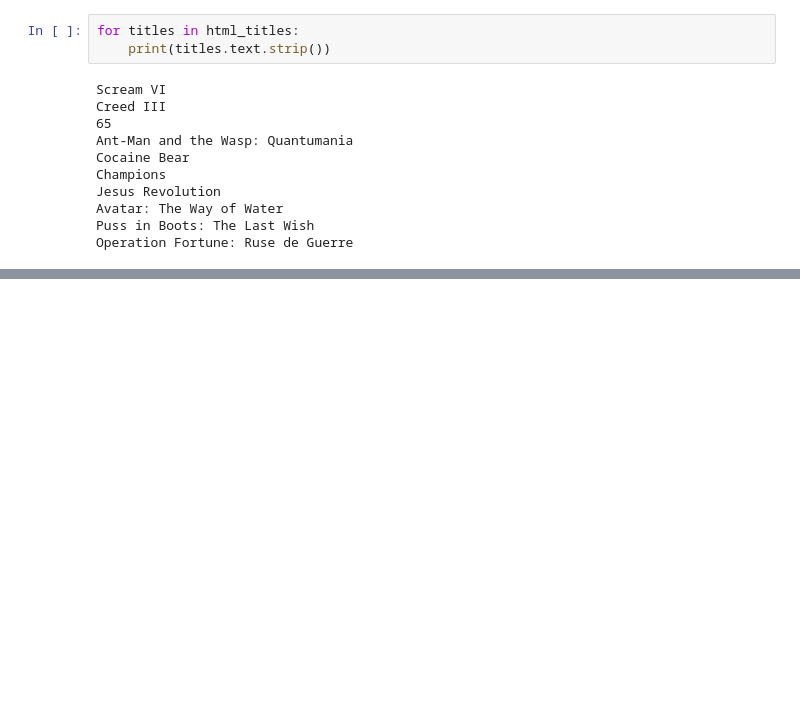
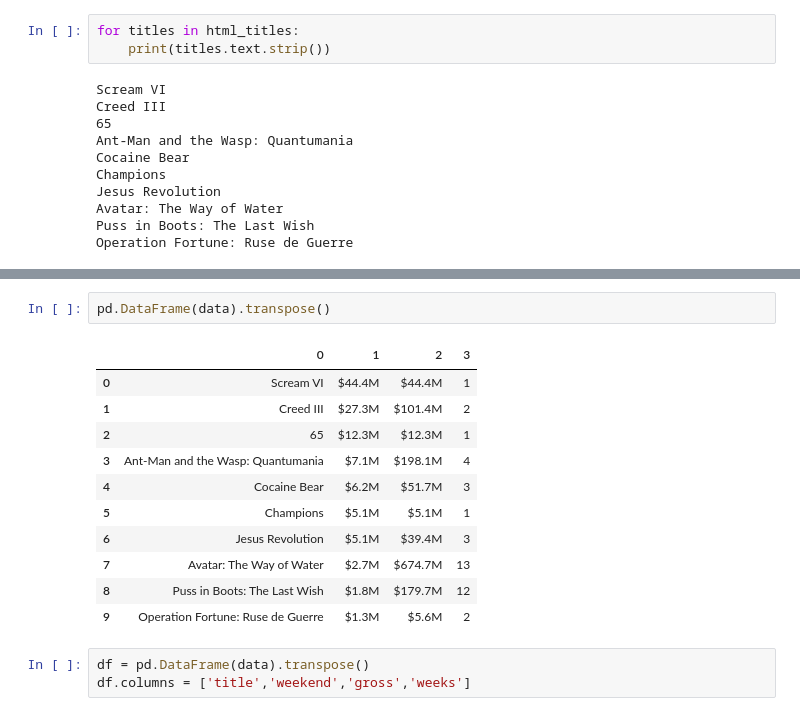
Before and after one commit to H-Dolan/webscrape_imdb, a Jupyter notebook: webscrape.ipynb, the cells around one changed output, grey strips where cells are left out. Saved outputs shown, nothing was run; the diff lists cells and outputs as text; blank space fills up the shorter version.

```diff
--- a/webscrape.ipynb
+++ b/webscrape.ipynb
@@ -95,0 +195,17 @@ Operation Fortune: Ruse de Guerre
+# %%
+pd.DataFrame(data).transpose()
+# %% [output]
+|  | 0 | 1 | 2 | 3 |
+| 0 | Scream VI | $44.4M | $44.4M | 1 |
+| 1 | Creed III | $27.3M | $101.4M | 2 |
+| 2 | 65 | $12.3M | $12.3M | 1 |
+| 3 | Ant-Man and the Wasp: Quantumania | $7.1M | $198.1M | 4 |
+| 4 | Cocaine Bear | $6.2M | $51.7M | 3 |
+| 5 | Champions | $5.1M | $5.1M | 1 |
+| 6 | Jesus Revolution | $5.1M | $39.4M | 3 |
+| 7 | Avatar: The Way of Water | $2.7M | $674.7M | 13 |
+| 8 | Puss in Boots: The Last Wish | $1.8M | $179.7M | 12 |
+| 9 | Operation Fortune: Ruse de Guerre | $1.3M | $5.6M | 2 |
+# %%
+df = pd.DataFrame(data).transpose()
+df.columns = ['title','weekend','gross','weeks']
```
Also changed, not shown: parts of 8 cells of this notebook.
